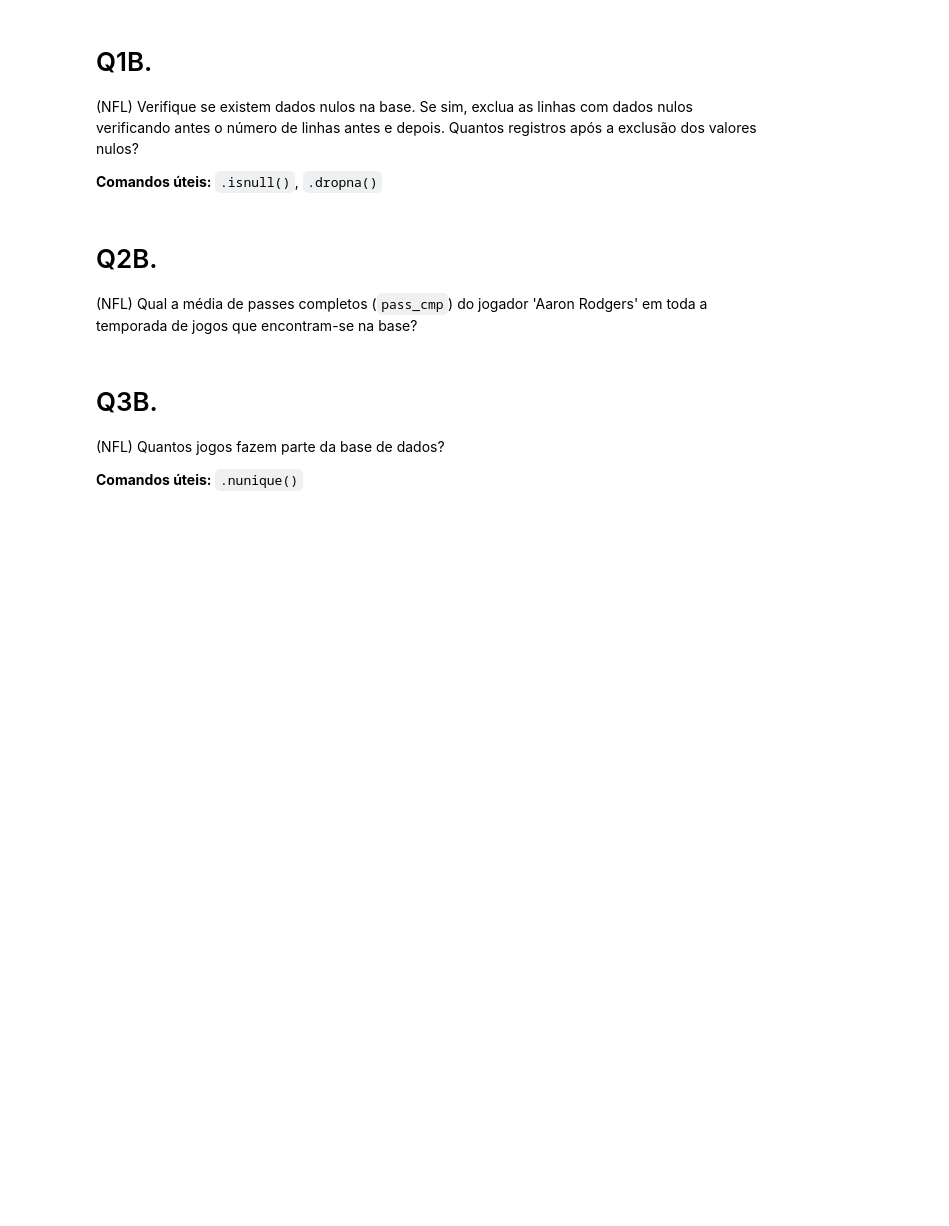
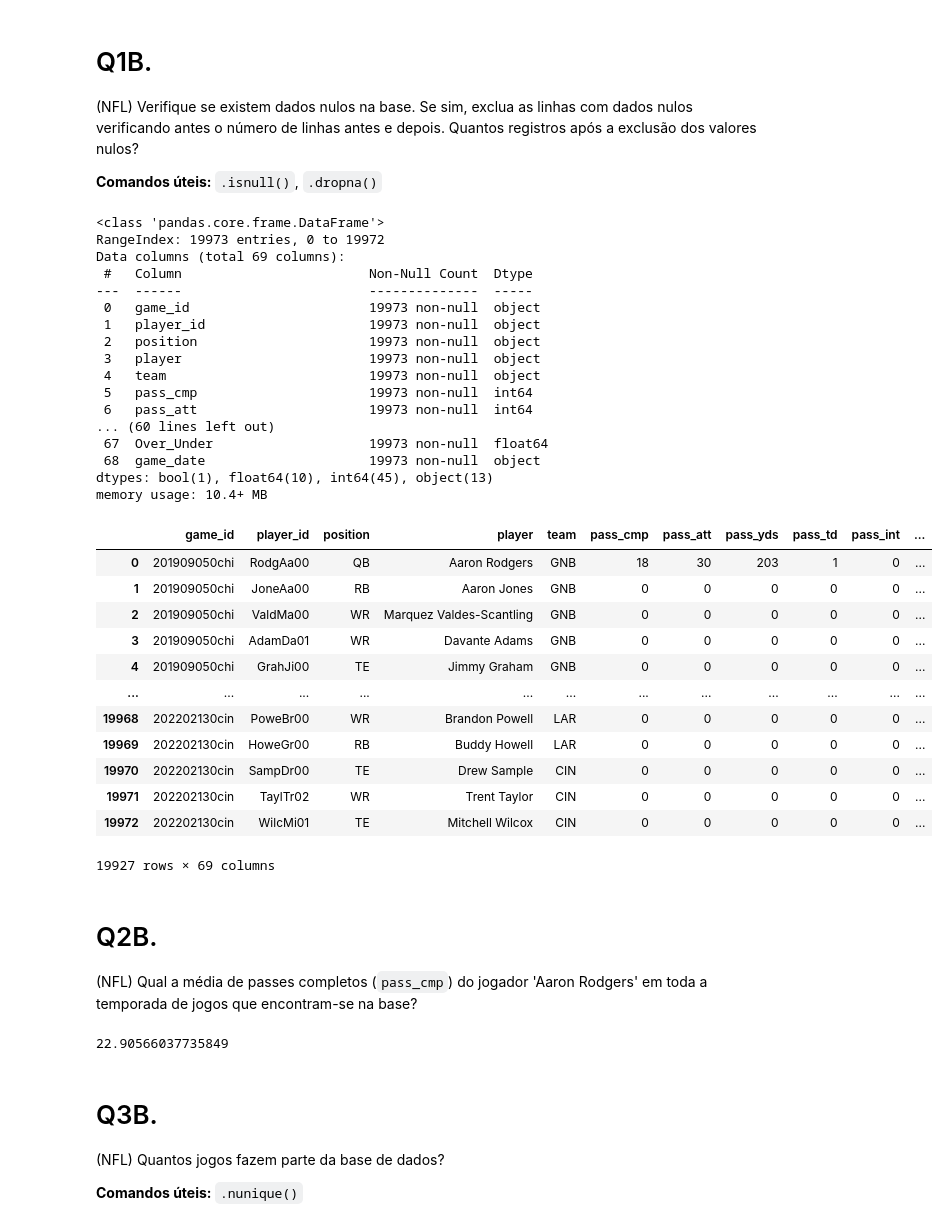
Before and after one commit to HenriqueBrainer/Mackenzie, a Jupyter notebook: Analise_A3_2024S1_IMPAR.ipynb, the cells around one changed output. Saved outputs shown, nothing was run; the diff lists cells and outputs as text; code cells hidden in the pictures; blank space fills up the shorter version.

```diff
--- a/Analise_A3_2024S1_IMPAR.ipynb
+++ b/Analise_A3_2024S1_IMPAR.ipynb
@@ -82,10 +90,49 @@ df.head()
 (NFL) Verifique se existem dados nulos na base. Se sim, exclua as linhas com dados nulos verificando antes o número de linhas antes e depois. Quantos registros após a exclusão dos valores nulos?
 
 **Comandos úteis:** `.isnull()`, `.dropna()`
+# %%
+df.info()
+df.dropna()
+# %% [output]
+<class 'pandas.core.frame.DataFrame'>
+RangeIndex: 19973 entries, 0 to 19972
+Data columns (total 69 columns):
+ #   Column                        Non-Null Count  Dtype
+---  ------                        --------------  -----
+ 0   game_id                       19973 non-null  object
+ 1   player_id                     19973 non-null  object
+ 2   position                      19973 non-null  object
+ 3   player                        19973 non-null  object
+ 4   team                          19973 non-null  object
+ 5   pass_cmp                      19973 non-null  int64
+ 6   pass_att                      19973 non-null  int64
+... (60 lines left out)
+ 67  Over_Under                    19973 non-null  float64
+ 68  game_date                     19973 non-null  object
+dtypes: bool(1), float64(10), int64(45), object(13)
+memory usage: 10.4+ MB
+|  | game_id | player_id | position | player | team | pass_cmp | pass_att | pass_yds | pass_td | pass_int | ... |
+| 0 | 201909050chi | RodgAa00 | QB | Aaron Rodgers | GNB | 18 | 30 | 203 | 1 | 0 | ... |
+| 1 | 201909050chi | JoneAa00 | RB | Aaron Jones | GNB | 0 | 0 | 0 | 0 | 0 | ... |
+| 2 | 201909050chi | ValdMa00 | WR | Marquez Valdes-Scantling | GNB | 0 | 0 | 0 | 0 | 0 | ... |
+| 3 | 201909050chi | AdamDa01 | WR | Davante Adams | GNB | 0 | 0 | 0 | 0 | 0 | ... |
+| 4 | 201909050chi | GrahJi00 | TE | Jimmy Graham | GNB | 0 | 0 | 0 | 0 | 0 | ... |
+| ... | ... | ... | ... | ... | ... | ... | ... | ... | ... | ... | ... |
+| 19968 | 202202130cin | PoweBr00 | WR | Brandon Powell | LAR | 0 | 0 | 0 | 0 | 0 | ... |
+| 19969 | 202202130cin | HoweGr00 | RB | Buddy Howell | LAR | 0 | 0 | 0 | 0 | 0 | ... |
+| 19970 | 202202130cin | SampDr00 | TE | Drew Sample | CIN | 0 | 0 | 0 | 0 | 0 | ... |
+| 19971 | 202202130cin | TaylTr02 | WR | Trent Taylor | CIN | 0 | 0 | 0 | 0 | 0 | ... |
+| 19972 | 202202130cin | WilcMi01 | TE | Mitchell Wilcox | CIN | 0 | 0 | 0 | 0 | 0 | ... |
+19927 rows × 69 columns
 # %% [markdown]
 # Q2B.
 
 (NFL) Qual a média de passes completos (`pass_cmp`) do jogador 'Aaron Rodgers' em toda a temporada de jogos que encontram-se na base?
+# %%
+df10 = df[(df.player == "Aaron Rodgers")]
+df10["pass_cmp"].mean()
+# %% [output]
+22.90566037735849
 # %% [markdown]
 # Q3B.
 
```
Also changed, not shown: parts of 9 cells of this notebook.
